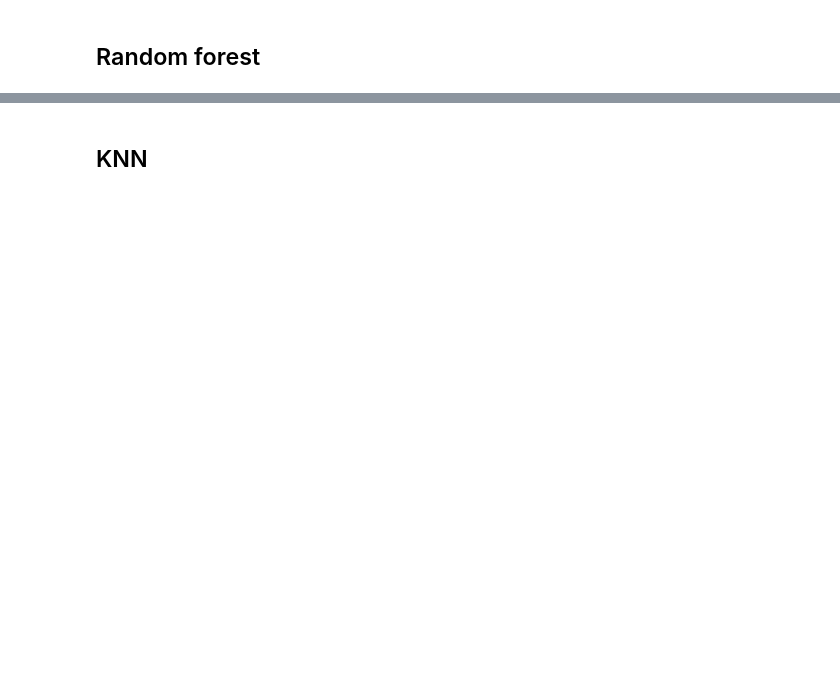
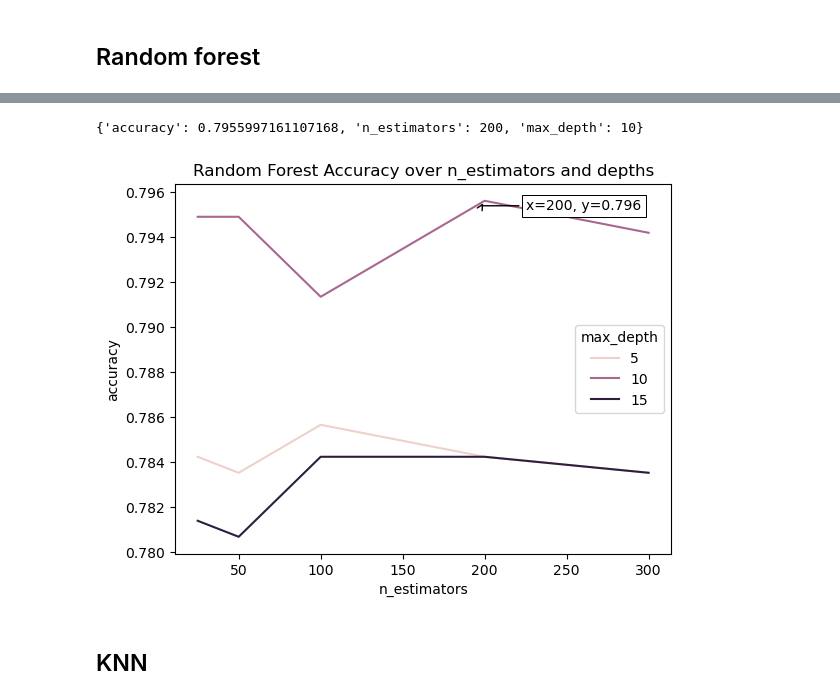
Before and after one commit to amnong21/Churn, a Jupyter notebook: Python_project.ipynb, the cells around one changed output, grey strips where cells are left out. Drawn from its saved outputs; the diff is of its cells as text; code cells hidden in the pictures; blank space fills up the shorter version.

```diff
--- a/Python_project.ipynb
+++ b/Python_project.ipynb
@@ -576,6 +588,9 @@ d
 # %%
-d = dfc.compare_random_forest(min_n=1, max_n=40, min_d=8, max_d=11, draw=True)
+d = dfc.compare_random_forest([25, 50, 100, 200, 300 ], [5, 10, 15], draw=True)
 d
+# %% [output]
+{'accuracy': 0.7955997161107168, 'n_estimators': 200, 'max_depth': 10}
+[figure, added]
 # %% [markdown]
 ## KNN
 # %%
```
Also changed, not shown: parts of 26 cells of this notebook.
